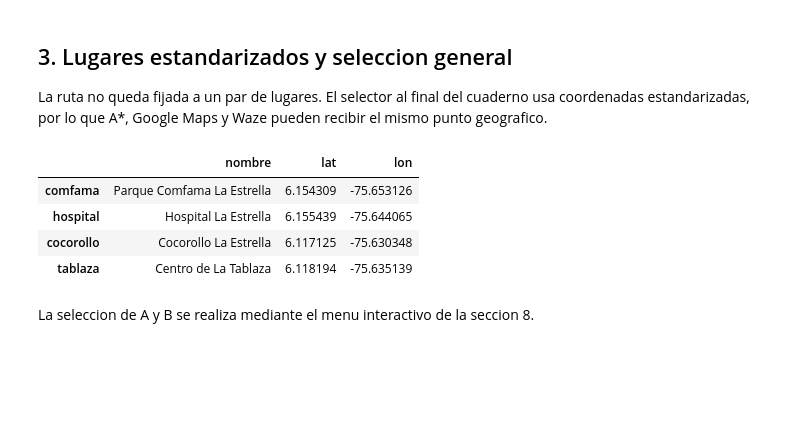
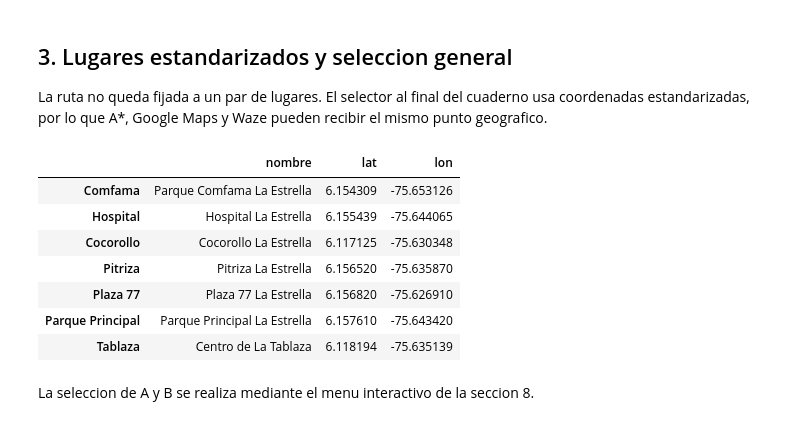
Before and after one commit to martinrestrepoc/trabajo-waze, a Jupyter notebook: Waze_IA_Reestructurado.ipynb, the cells around one changed output. Cells and saved outputs as stored; diff of their text form; code cells hidden in the pictures; blank space fills up the shorter version.

```diff
--- a/Waze_IA_Reestructurado.ipynb
+++ b/Waze_IA_Reestructurado.ipynb
@@ -97,39 +97,57 @@ La ruta no queda fijada a un par de lugares. El selector al final del cuaderno u
 # %%
 # Menu de lugares estandarizados. Las coordenadas son la fuente de verdad.
 # Para agregar otro sitio, incluya una nueva entrada con nombre, latitud y longitud,
 # y ejecute esta celda y la celda del selector nuevamente.
 LUGARES_VALIDOS = {
-    "comfama": {
+    "Comfama": {
         "nombre": "Parque Comfama La Estrella",
         "lat": 6.1543088,
         "lon": -75.6531261,
     },
-    "hospital": {
+    "Hospital": {
         "nombre": "Hospital La Estrella",
         "lat": 6.1554390,
         "lon": -75.6440655,
     },
-    "cocorollo": {
+    "Cocorollo": {
         "nombre": "Cocorollo La Estrella",
         "lat": 6.1171245,
         "lon": -75.6303483,
     },
-    "tablaza": {
+    "Pitriza":{
+        "nombre": "Pitriza La Estrella",
+        "lat": 6.15652,
+        "lon": -75.63587,
+    },
+    "Plaza 77":{
+        "nombre": "Plaza 77 La Estrella",
+        "lat": 6.15682,
+        "lon": -75.62691,
+    },
+    "Parque Principal":{
+        "nombre": "Parque Principal La Estrella",
+        "lat": 6.15761,
+        "lon": -75.64342,
+    },
+    "Tablaza": {
         "nombre": "Centro de La Tablaza",
         "lat": 6.1181940,
         "lon": -75.6351392,
     },
 }
 
 MAX_SNAP_DISTANCE_M = 250
 MAP_BOUNDS = gdf_nodes.total_bounds  # min_lon, min_lat, max_lon, max_lat
 pd.DataFrame.from_dict(LUGARES_VALIDOS, orient="index")
 # %% [output]
 |  | nombre | lat | lon |
-| comfama | Parque Comfama La Estrella | 6.154309 | -75.653126 |
-| hospital | Hospital La Estrella | 6.155439 | -75.644065 |
-| cocorollo | Cocorollo La Estrella | 6.117125 | -75.630348 |
-| tablaza | Centro de La Tablaza | 6.118194 | -75.635139 |
+| Comfama | Parque Comfama La Estrella | 6.154309 | -75.653126 |
+| Hospital | Hospital La Estrella | 6.155439 | -75.644065 |
+| Cocorollo | Cocorollo La Estrella | 6.117125 | -75.630348 |
+| Pitriza | Pitriza La Estrella | 6.156520 | -75.635870 |
+| Plaza 77 | Plaza 77 La Estrella | 6.156820 | -75.626910 |
+| Parque Principal | Parque Principal La Estrella | 6.157610 | -75.643420 |
+| Tablaza | Centro de La Tablaza | 6.118194 | -75.635139 |
 # %% [markdown]
 La seleccion de A y B se realiza mediante el menu interactivo de la seccion 8.
 # %% [markdown]
```
